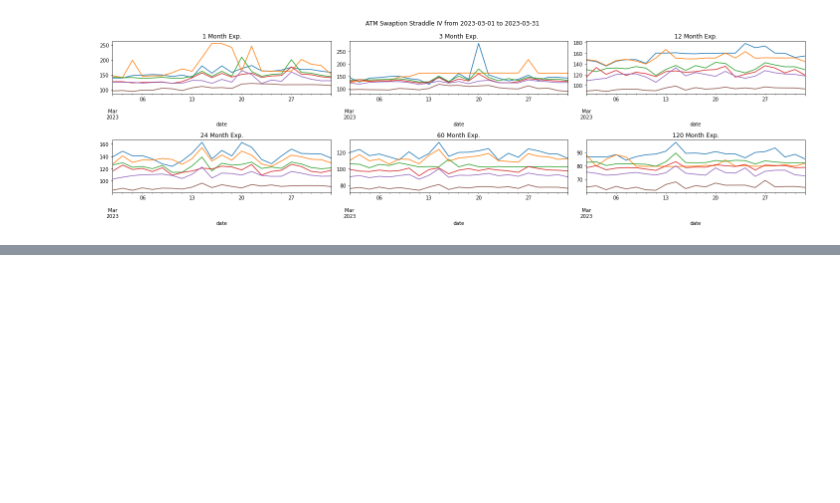
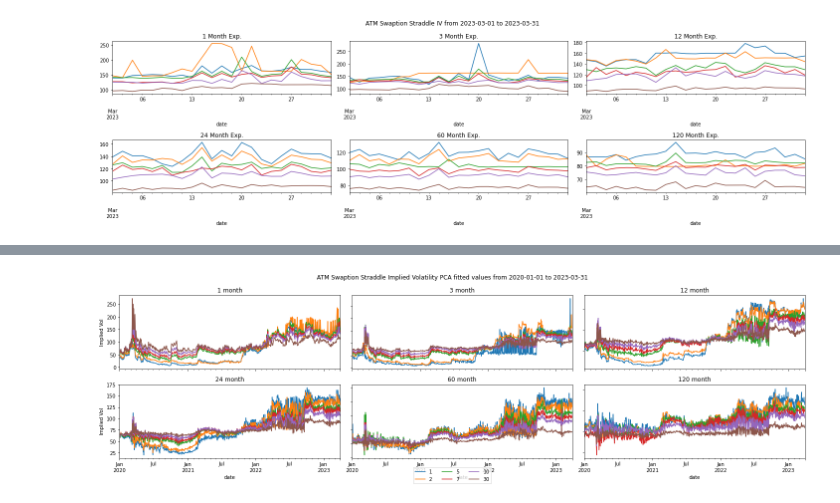
Before and after one commit to diegodalvarez/SwaptionVolPCASurface, a Jupyter notebook: root/svols_PCA.ipynb, the cells around one changed output, grey strips where cells are left out. Saved outputs shown, nothing was run; the diff lists cells and outputs as text; code cells hidden in the pictures; blank space fills up the shorter version.

```diff
--- a/root/svols_PCA.ipynb
+++ b/root/svols_PCA.ipynb
@@ -152,0 +302,25 @@ plt.show()
+# %%
+fig, axes = plt.subplots(nrows=2, ncols=3, figsize=(20, 6))
+
+for i, ax in enumerate(axes.flat):
+
+    expiry = df_pca.expiry_month.drop_duplicates().iloc[i]
+    data = (df_pca.query(
+        "expiry_month == @expiry & category == 'pca_fit'").
+        drop(columns=["expiry_month", "category"]).
+        pivot(index="date", columns="variable", values="value"))
+
+    data.plot(
+        ax=ax, title=f"{expiry} month", legend=False,
+        sharex = True, ylabel = "Implied Vol", sharey = True)
+
+    if i == len(axes.flat) - 1:
+        handles, labels = ax.get_legend_handles_labels()
+        fig.legend(handles, labels, loc="lower center", ncol=3)
+
+fig.suptitle("ATM Swaption Straddle Implied Volatility PCA fitted values from {} to {}".format(
+    df_pca.date.min().date(), df_pca.date.max().date()))
+plt.tight_layout()
+plt.show()
+# %% [output]
+[figure, added]
```
Also changed, not shown: parts of 10 cells of this notebook.
